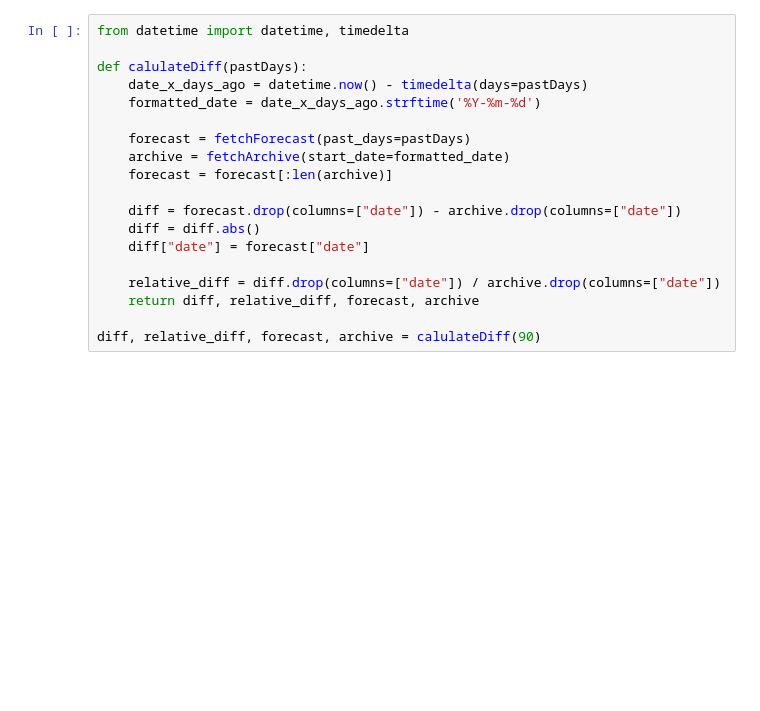
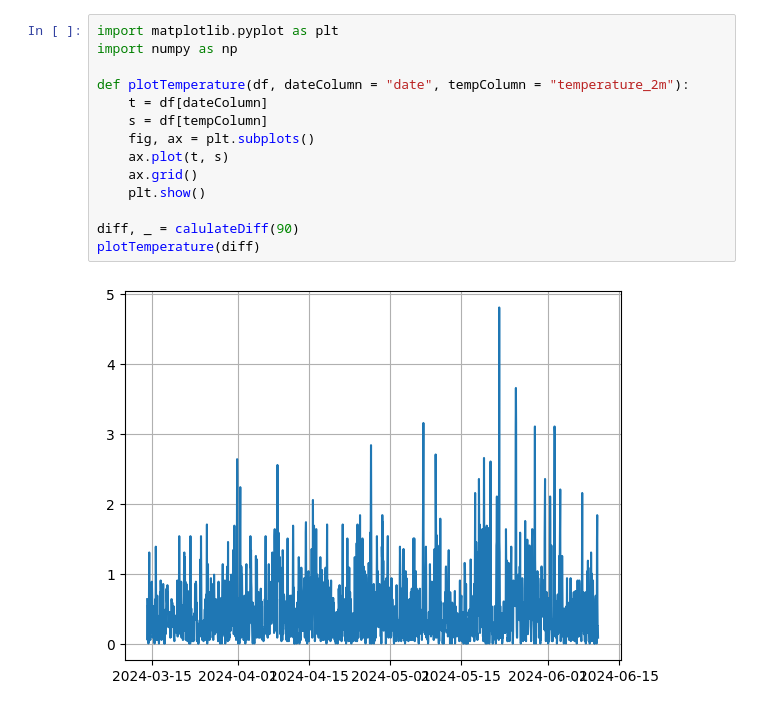
Before and after one commit to adamowski137/WeatherStatistics, a Jupyter notebook: Server/forecats.ipynb, the cells around one changed output. Cells and saved outputs as stored; diff of their text form; blank space fills up the shorter version.

```diff
--- a/Server/forecats.ipynb
+++ b/Server/forecats.ipynb
@@ -68,19 +99,16 @@ def fetchArchive(latitude = 52.52, longitude = 13.41, start_date = "2024-03-10",
-# %%
-from datetime import datetime, timedelta
-
-def calulateDiff(pastDays):
-    date_x_days_ago = datetime.now() - timedelta(days=pastDays)
-    formatted_date = date_x_days_ago.strftime('%Y-%m-%d')
-
-    forecast = fetchForecast(past_days=pastDays)
-    archive = fetchArchive(start_date=formatted_date)
-    forecast = forecast[:len(archive)]
-
-    diff = forecast.drop(columns=["date"]) - archive.drop(columns=["date"])
-    diff = diff.abs()
-    diff["date"] = forecast["date"]
-
-    relative_diff = diff.drop(columns=["date"]) / archive.drop(columns=["date"])
-    return diff, relative_diff, forecast, archive
-
-diff, relative_diff, forecast, archive = calulateDiff(90)
+# %%
+import matplotlib.pyplot as plt
+import numpy as np
+
+def plotTemperature(df, dateColumn = "date", tempColumn = "temperature_2m"):
+    t = df[dateColumn]
+    s = df[tempColumn]
+    fig, ax = plt.subplots()
+    ax.plot(t, s)
+    ax.grid()
+    plt.show()
+
+diff, _ = calulateDiff(90)
+plotTemperature(diff)
+# %% [output]
+[figure, added]
```
Also changed, not shown: parts of 9 cells of this notebook, 2 other files.
